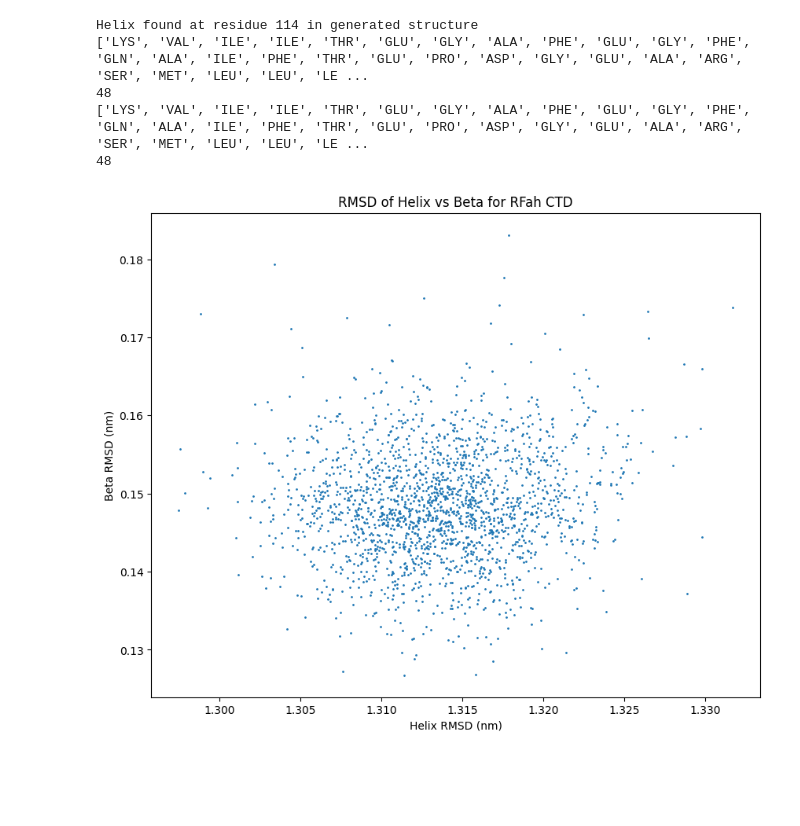
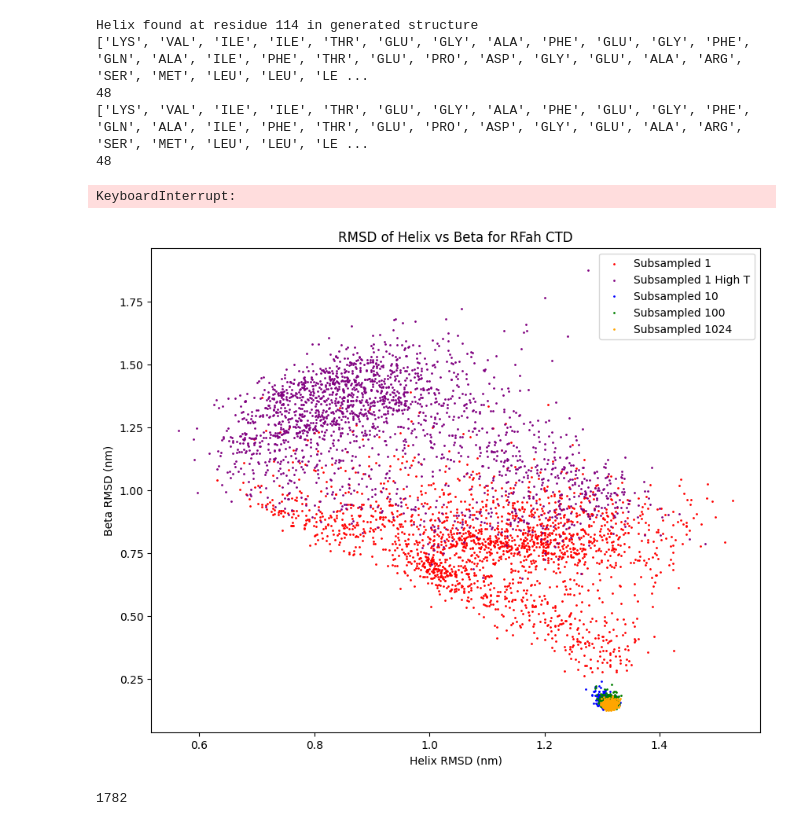
Before and after one commit to EthanZ0524/boltz-likelihoods, a Jupyter notebook: notebooks/rfah_plots.ipynb, the cells around one changed output. Cells and saved outputs as stored; diff of their text form; code cells hidden in the pictures; blank space fills up the shorter version.

Commit message:
RfaH investigation plots

```diff
--- a/notebooks/rfah_plots.ipynb
+++ b/notebooks/rfah_plots.ipynb
@@ -60,9 +60,9 @@ helix_rmsds = []
 helix_ca = helix.atom_slice(helix.topology.select("name CA"))
 beta_rmsds = []
 beta_ca = beta.atom_slice(beta.topology.select("name CA"))
-
-for filename in tqdm(os.listdir("/data2/scratch/group_scratch/rfah_diffusion/boltz_results_rfah_ecoli_pred_diff_large/predictions/rfah_ecoli")):
-    generated = md.load(f"/data2/scratch/group_scratch/rfah_diffusion/boltz_results_rfah_ecoli_pred_diff_large/predictions/rfah_ecoli/{filename}")
+path = "/data2/scratch/group_scratch/rfah_diffusion/boltz_results_rfah_ecoli_subsampled_1/predictions/rfah_ecoli"
+for filename in tqdm(os.listdir(path)):
+    generated = md.load(f"{path}/{filename}")
     generated = generated.atom_slice(generated.topology.select(
         f"resid >= {start_idx} and resid <= {start_idx + helix.topology.n_residues - 1} and name CA"
         ))
@@ -70,3 +70,5 @@ for filename in tqdm(os.listdir("/data2/scratch/group_scratch/rfah_diffusion/bol
     beta_rmsds.append(md.rmsd(generated, beta_ca)[0])
 helix_rmsds = np.array(helix_rmsds)
 beta_rmsds = np.array(beta_rmsds)
+# %% [output]
+KeyboardInterrupt:
@@ -73,14 +90,55 @@ beta_rmsds = np.array(beta_rmsds)
+# %%
+helix_ca = helix.atom_slice(helix.topology.select("name CA"))
+beta_ca = beta.atom_slice(beta.topology.select("name CA"))
+
+sub_1_ctd_ca = sub_1.atom_slice(sub_1.topology.select(
+    f"resid >= {start_idx} and resid <= {start_idx + helix.topology.n_residues - 1} and name CA"
+    ))
+sub_10_ctd_ca = sub_10.atom_slice(sub_10.topology.select(
+    f"resid >= {start_idx} and resid <= {start_idx + helix.topology.n_residues - 1} and name CA"
+    ))
+sub_100_ctd_ca = sub_100.atom_slice(sub_100.topology.select(
+    f"resid >= {start_idx} and resid <= {start_idx + helix.topology.n_residues - 1} and name CA"
+    ))
+sub_1024_ctd_ca = sub_1024.atom_slice(sub_1024.topology.select(
+    f"resid >= {start_idx} and resid <= {start_idx + helix.topology.n_residues - 1} and name CA"
+    ))
+sub_1_highT_ctd_ca = sub_1_highT.atom_slice(sub_1_highT.topology.select(
+    f"resid >= {start_idx} and resid <= {start_idx + helix.topology.n_residues - 1} and name CA"
+    ))
+
+helix_rmsds_sub_1 = md.rmsd(sub_1_ctd_ca, helix_ca, 0)
+helix_rmsds_sub_10 = md.rmsd(sub_10_ctd_ca, helix_ca, 0)
+helix_rmsds_sub_100 = md.rmsd(sub_100_ctd_ca, helix_ca, 0)
+helix_rmsds_sub_1024 = md.rmsd(sub_1024_ctd_ca, helix_ca, 0)
+helix_rmsds_sub_1_highT = md.rmsd(sub_1_highT_ctd_ca, helix_ca, 0)
+
+
+beta_rmsds_sub_1 = md.rmsd(sub_1_ctd_ca, beta_ca, 0)
+beta_rmsds_sub_10 = md.rmsd(sub_10_ctd_ca, beta_ca, 0)
+beta_rmsds_sub_100 = md.rmsd(sub_100_ctd_ca, beta_ca, 0)
+beta_rmsds_sub_1024 = md.rmsd(sub_1024_ctd_ca, beta_ca, 0)
+beta_rmsds_sub_1_highT = md.rmsd(sub_1_highT_ctd_ca, beta_ca, 0)
 # %%
 fig, ax = plt.subplots(figsize=(10, 8))
-ax.scatter(helix_rmsds, beta_rmsds, s=1)
+ax.scatter(helix_rmsds_sub_1, beta_rmsds_sub_1, s=1, label="Subsampled 1", c="red")
+ax.scatter(helix_rmsds_sub_1_highT, beta_rmsds_sub_1_highT, s=1, label="Subsampled 1 High T", c="purple")
+ax.scatter(helix_rmsds_sub_10, beta_rmsds_sub_10, s=1, label="Subsampled 10", c="blue")
+ax.scatter(helix_rmsds_sub_100, beta_rmsds_sub_100, s=1, label="Subsampled 100", c="green")
+ax.scatter(helix_rmsds_sub_1024, beta_rmsds_sub_1024, s=1, label="Subsampled 1024", c="orange")
 ax.set_xlabel("Helix RMSD (nm)")
 ax.set_ylabel("Beta RMSD (nm)")
 # ax.set_xlim(0,4)
 # ax.set_ylim(0,4)
 ax.set_title("RMSD of Helix vs Beta for RFah CTD")
+plt.legend()
 plt.show()
 # %% [output]
-[figure, old version]
+[figure, new version]
+# %%
+helix_rmsds_sub_1.argmin()
+# %% [output]
+1782
 # %%
 fig, ax = plt.subplots()
 ax.hist(helix_rmsds, bins=100, density=True)
```
Also changed, not shown: parts of 3 cells of this notebook.
